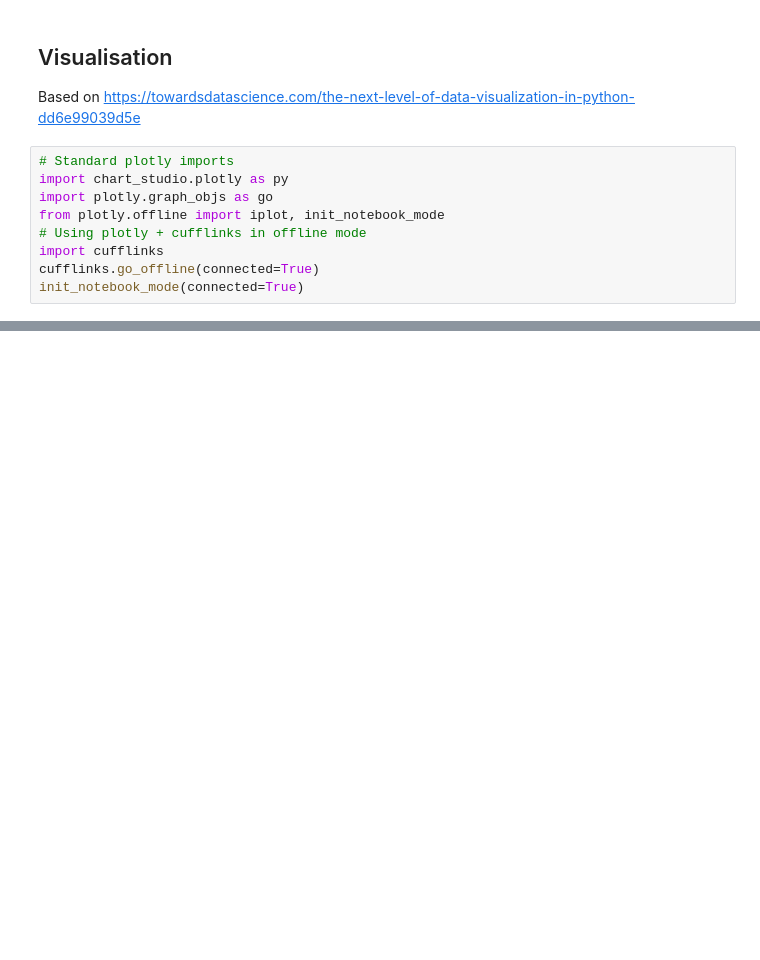
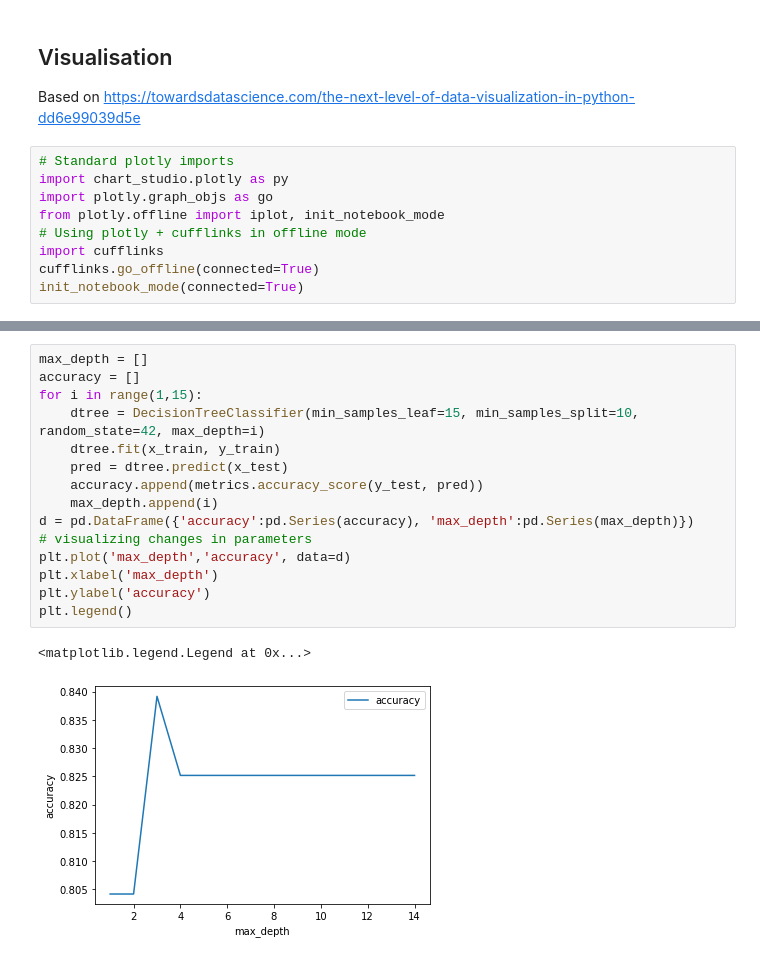
Before and after one commit to CodeFurther/Titanic_prediction, a Jupyter notebook: notebooks/Titanic Classification.ipynb, the cells around one changed output, grey strips where cells are left out. Saved outputs shown, nothing was run; the diff lists cells and outputs as text; blank space fills up the shorter version.

```diff
--- a/notebooks/Titanic Classification.ipynb
+++ b/notebooks/Titanic Classification.ipynb
@@ -105,0 +252,18 @@ figure.show()
+# %%
+max_depth = []
+accuracy = []
+for i in range(1,15):
+    dtree = DecisionTreeClassifier(min_samples_leaf=15, min_samples_split=10, random_state=42, max_depth=i)
+    dtree.fit(x_train, y_train)
+    pred = dtree.predict(x_test)
+    accuracy.append(metrics.accuracy_score(y_test, pred))
+    max_depth.append(i)
+d = pd.DataFrame({'accuracy':pd.Series(accuracy), 'max_depth':pd.Series(max_depth)})
+# visualizing changes in parameters
+plt.plot('max_depth','accuracy', data=d)
+plt.xlabel('max_depth')
+plt.ylabel('accuracy')
+plt.legend()
+# %% [output]
+<matplotlib.legend.Legend at 0x...>
+[figure, added]
```
Also changed, not shown: parts of 21 cells of this notebook.
